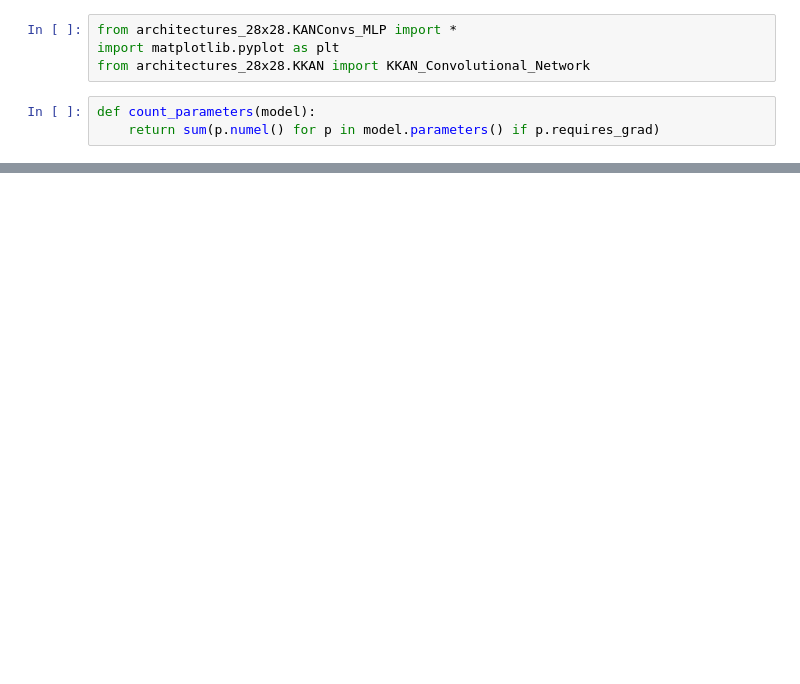
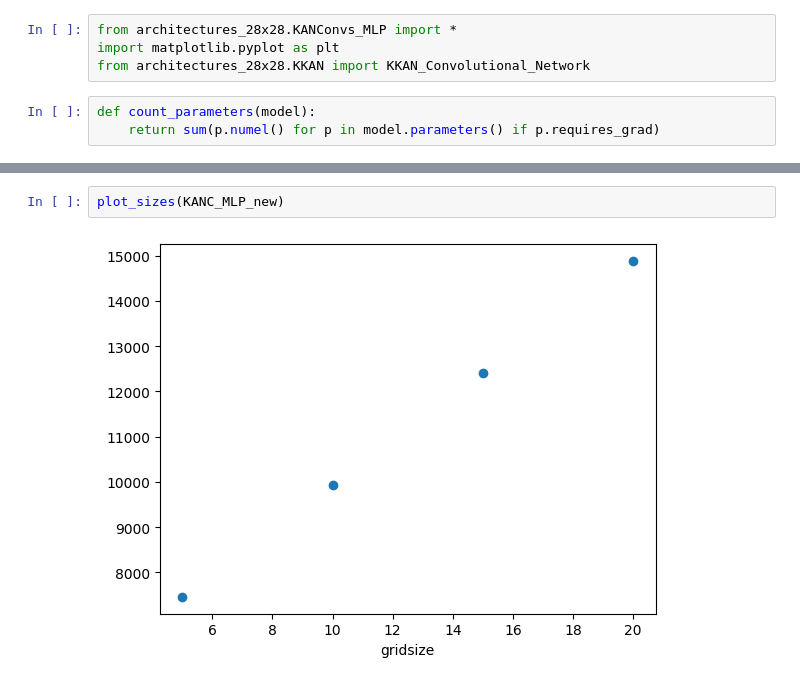
Before and after one commit to AntonioTepsich/Convolutional-KANs, a Jupyter notebook: grid_size_parameters.ipynb, the cells around one changed output, grey strips where cells are left out. Cells and saved outputs as stored; diff of their text form; blank space fills up the shorter version.

```diff
--- a/grid_size_parameters.ipynb
+++ b/grid_size_parameters.ipynb
@@ -22,0 +26,4 @@ plt.scatter(grid_sizes,params)
+# %%
+plot_sizes(KANC_MLP_new)
+# %% [output]
+[figure, added]
```
Also changed, not shown: parts of 7 cells of this notebook, 9 other files.
